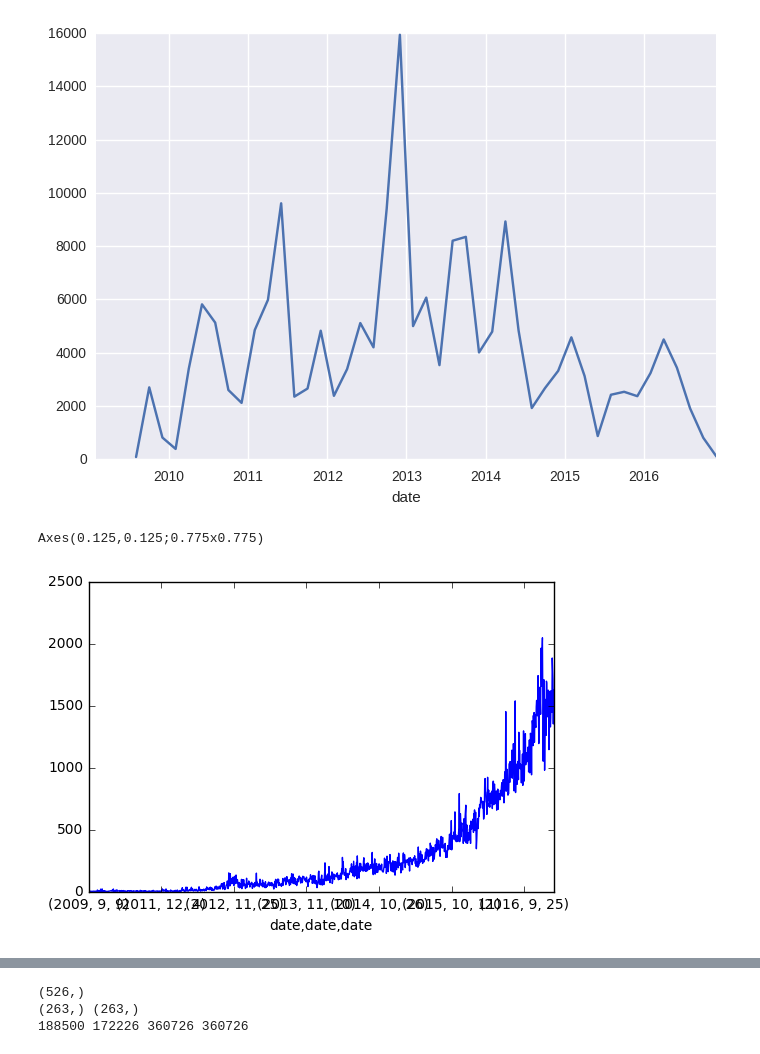
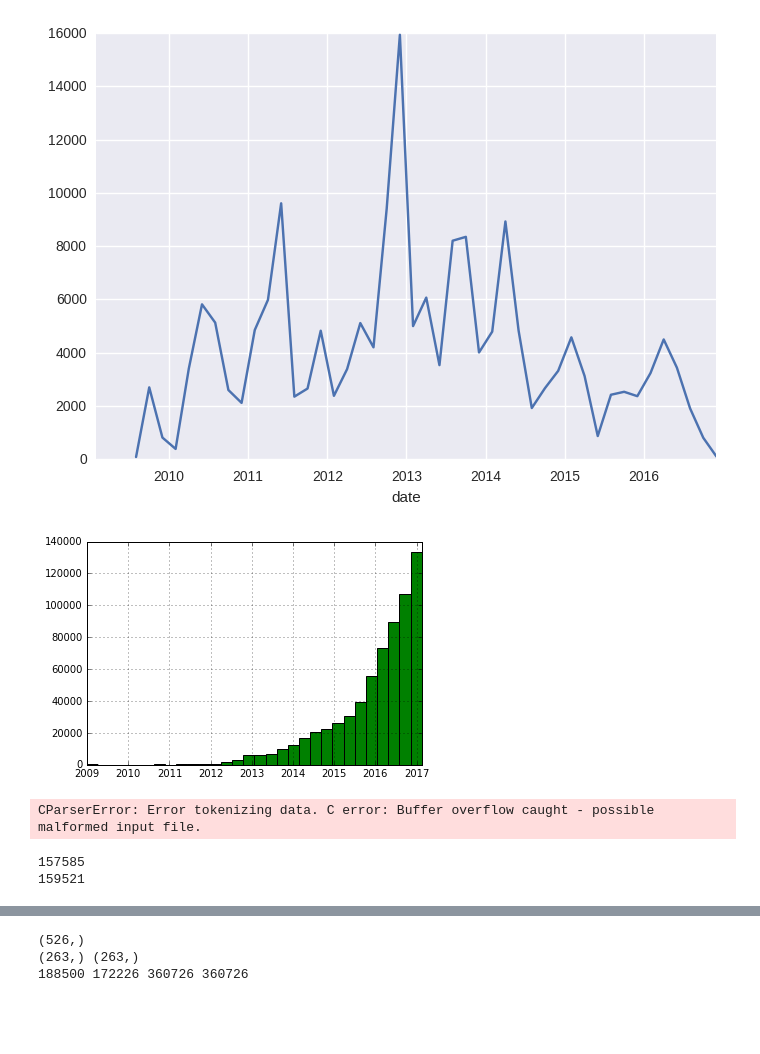
Before and after one commit to daleman/tesis, a Jupyter notebook: usersYDias.ipynb, the cells around one changed output, grey strips where cells are left out. Cells and saved outputs as stored; diff of their text form; code cells hidden in the pictures; blank space fills up the shorter version.

```diff
--- a/usersYDias.ipynb
+++ b/usersYDias.ipynb
@@ -450,20 +450,68 @@ plt.show()
 # %%
 import json
 import numpy as np
 import matplotlib.pyplot as plt
 import pandas as pd
 from pandas import DataFrame, Series
 import csv
 
 pd.set_option('display.max_rows', 100)
-df = pd.read_csv('csv_jujuy.csv',delimiter=',',quotechar='|', quoting=csv.QUOTE_MINIMAL)
-df['date'] = pd.to_datetime(df['tweet_created_at'])
+df = pd.read_csv('csv/jujuy.csv',encoding='utf-8',delimiter=',',quotechar='|', quoting=csv.QUOTE_MINIMAL)
+df['tweet_created_at'] = pd.to_datetime(df['tweet_created_at'],yearfirst=True)
 # agarrar todos los usuarios y dividirlos en dos
 # despues separar dos dataframes con cada usuario en un unico dataframe
 # hacer la busqueda binaria para encontrar la fecha en la que hay aproximadamente la misma cantidad
 # de tweets en los dos dataset
-print df['tweet_created_at'].groupby([df.date.dt.year,df.date.dt.month,df.date.dt.day]).count().plot()
+#print df['tweet_created_at'].groupby([df.date.dt.year,df.date.dt.month,df.date.dt.day]).count().plot()
+df['tweet_created_at'].hist(bins=30)
 plt.show()
 # %% [output]
-Axes(0.125,0.125;0.775x0.775)
-[figure, old version]
+[figure, new version]
+# %%
+import datetime as dt
+pd.set_option('display.max_rows', 100)
+
+
+df3 = pd.read_csv('csv/train_jujuy.csv',delimiter=',',quotechar='|', quoting=csv.QUOTE_MINIMAL)
+df3['tweet_created_at'] = pd.to_datetime(df3['tweet_created_at'],yearfirst=True)
+#'%Y-%m-%d %H:%M:%S'
+# agarrar todos los usuarios y dividirlos en dos
+# despues separar dos dataframes con cada usuario en un unico dataframe
+# hacer la busqueda binaria para encontrar la fecha en la que hay aproximadamente la misma cantidad
+# de tweets en los dos dataset
+#print df['tweet_created_at'].groupby([df.date.dt.year,df.date.dt.month,df.date.dt.day]).count().plot()
+df3['tweet_created_at'].hist(bins=30)
+
+df4 = pd.read_csv('csv/test_jujuy.csv',delimiter=',',quotechar='|', quoting=csv.QUOTE_MINIMAL)
+df4['tweet_created_at'] = pd.to_datetime(df4['tweet_created_at'],yearfirst=True)
+# agarrar todos los usuarios y dividirlos en dos
+# despues separar dos dataframes con cada usuario en un unico dataframe
+# hacer la busqueda binaria para encontrar la fecha en la que hay aproximadamente la misma cantidad
+# de tweets en los dos dataset
+#print df['tweet_created_at'].groupby([df.date.dt.year,df.date.dt.month,df.date.dt.day]).count().plot()
+df4['tweet_created_at'].hist(bins=30)
+
+plt.show()
+# %% [output]
+CParserError: Error tokenizing data. C error: Buffer overflow caught - possible malformed input file.
+# %%
+df3.dtypes
+#dateparse = lambda x: pd.datetime.strptime(x, '%Y-%m-%d %H:%M:%S')
+
+#df5 = pd.read_csv('csv/train_jujuy.csv',encoding='utf-8', parse_dates=['tweet_created_at'], date_parser=dateparse,delimiter=',',quotechar='|', quoting=csv.QUOTE_MINIMAL)
+import pickle
+
+with open('csv/train_jujuy.csv', 'rb') as input:
+    df9= pickle.load(input)
+
+with open('csv/test_jujuy.csv', 'rb') as input:
+    df10= pickle.load(input)
+
+    df9.dtypes
+print df9['tweet_created_at'].count()
+
+print df10['tweet_created_at'].count()
+plt.show()
+# %% [output]
+157585
+159521
```
Also changed, not shown: parts of 2 cells of this notebook, 1 other file.
